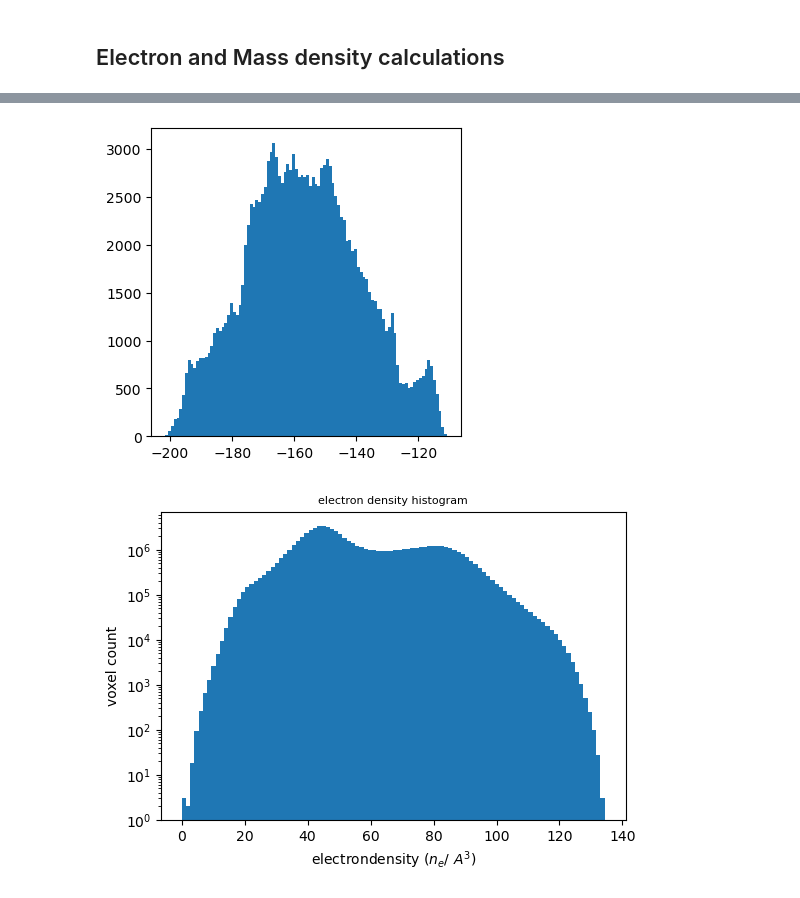
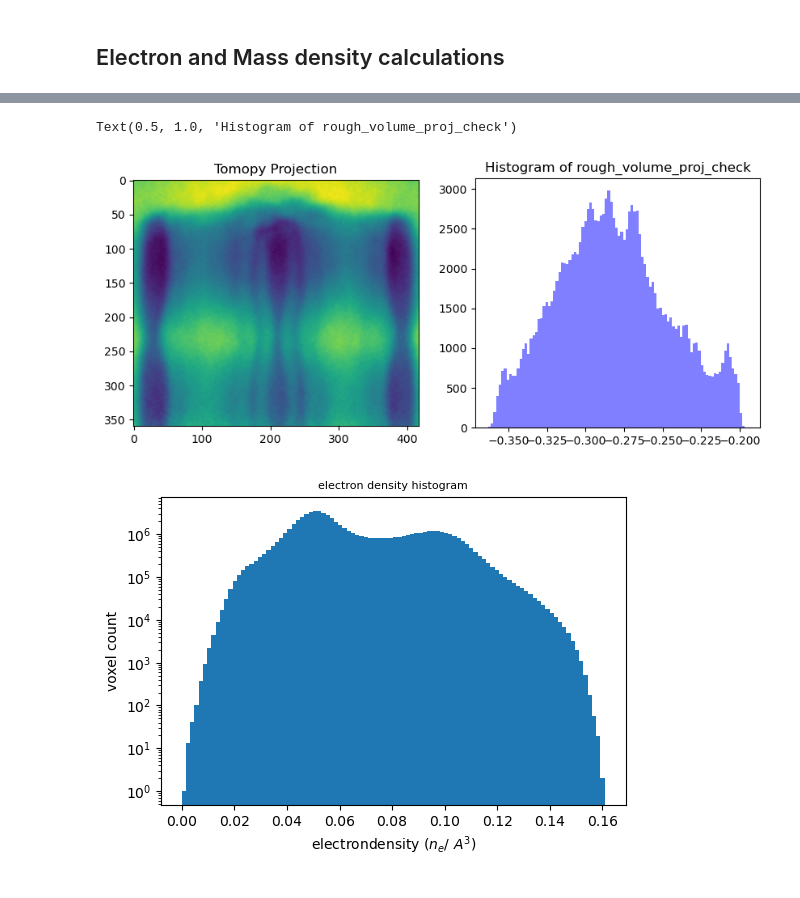
Before and after one commit to levijh1/TomoMono, a Jupyter notebook: densityConversion.ipynb, the cells around one changed output, grey strips where cells are left out. Drawn from its saved outputs; the diff is of its cells as text; code cells hidden in the pictures.

```diff
--- a/densityConversion.ipynb
+++ b/densityConversion.ipynb
@@ -130,0 +108,5 @@ plt.show()
+# %%
+#Read in Kevin projection for reference
+aligned_proj_location = "/Users/levih/Desktop/TomoMono/alignedProjections/aligned_foamTomo20240718-165515.tif"
+kevinProjections, kevin_proj_scale_info = convert_to_numpy(aligned_proj_location)
+kevinProjOriginal = kevinProjections[0] #Every 72 projections
@@ -130,0 +115,3 @@ plt.show()
+# %%
+ang = tomopy.angles(5, 0, 360) #First angle should theoretically be the same no matter how many angles I project through
+tomopyProjOriginal = tomopy.project(tomo, ang)[0] ## uncomment to first figure out the values for kevinProj_p5 and p95
@@ -130,0 +151,9 @@ plt.show()
+# %%
+tomo_scaled = tomo.copy()
+
+#Scale all parts of the reconstruction other than the part that is already listed as
+tomo_nonzero_indices = tomo != 0
+tomo_scaled[tomo_nonzero_indices] = tomo[tomo_nonzero_indices] * scale + shift
+
+ang = tomopy.angles(5, 0, 360) #First angle should theoretically be the same no matter how many angles I project through
+tomopyProjOriginal_scaled = tomopy.project(tomo, ang)[0]
@@ -131,7 +167,9 @@ plt.show()
 # %% [markdown]
 ## Electron and Mass density calculations
 # %%
-rough_volume = tomo_scaled[a:b, c:d, e:f]
-plt.hist(np.ndarray.flatten(rough_volume), 100, log=True)
+# rough_volume = tomo_scaled[a:b, c:d, e:f]
+rough_volume = tomo_scaled.copy()
+plt.hist(np.ndarray.flatten(rough_volume), 100, log=False)
 plt.xlabel('Raw phase shift per voxel')
+plt.show()
 # %% [output]
@@ -153,30 +199,37 @@ rough_volume = rough_volume - division[-1]
 # %%
 #Doublecheck projection through volume phase distribution
-rough_volume_proj_check = np.sum(rough_volume, 1)
+ang = tomopy.angles(5, 0, 360) #First angle should theoretically be the same no matter how many angles I project through
+rough_volume_proj_check = tomopy.project(rough_volume, ang)[0]
+rough_volume_proj_check = rough_volume_proj_check[:,103:520] #Remove zero padding on outside after projecting
 
-fig1, axs = plt.subplots(nrows=1, ncols=1, figsize=(4,4))
-h = axs.hist(np.ndarray.flatten(rough_volume_proj_check),100)
-plt.show()
+#Plotting
+fig1, axs = plt.subplots(nrows=1, ncols=2, figsize=(10,4))
+axs[0].imshow(rough_volume_proj_check)
+axs[0].set_title('Tomopy Projection')
+axs[1].hist(np.ndarray.flatten(rough_volume_proj_check), bins=100, alpha=0.5, color = 'blue')
+axs[1].set_title('Histogram of rough_volume_proj_check')
+# axs[1].set_ylim(0,20000)
+# axs[1].set_xlim(-0.15,0.15)
 # %% [output]
+Text(0.5, 1.0, 'Histogram of rough_volume_proj_check')
-[figure, old version]
+[figure, new version]
 # %%
 #Convert to electron density
 import scipy.constants as constants
-u = constants.physical_constants['atomic mass constant'][0]
 wavelength = 1239.8 / 8800 * 10**(-9) #This needs to change
+lengthOfFullImageMicrons = 20.96*10**(-6) #In microns
+lengthOfFullImagePixels = 900
+voxel_depth = lengthOfFullImageMicrons/lengthOfFullImagePixels
 r_0 = constants.physical_constants['classical electron radius'][0]
-A_bar = 62.546 #This needs to change
-Z_bar = 29 #This needs to change
 
-vol_proj_shift_edensity = - (rough_volume) / (wavelength * r_0) * (1/ (15*10**-9)) * (10**-10)**3
+vol_proj_shift_edensity = - (rough_volume) / (wavelength * r_0) * (1/ voxel_depth) * (10**-10)**3
 
 fig4, ax = plt.subplots(1, figsize=(6,4))
 ax.hist(np.ndarray.flatten(vol_proj_shift_edensity), 100, log=True)
 ax.set_title('electron density histogram', fontsize=8)
 ax.set_xlabel('electrondensity ($n_e$/ $A^3$)')
 ax.set_ylabel('voxel count')
-# ax.set_xlim(0,3)
 plt.show()
 # %% [output]
-[figure, old version]
+[figure, new version]
 # %%
```
Also changed, not shown: parts of 17 cells of this notebook, 3 other files.
